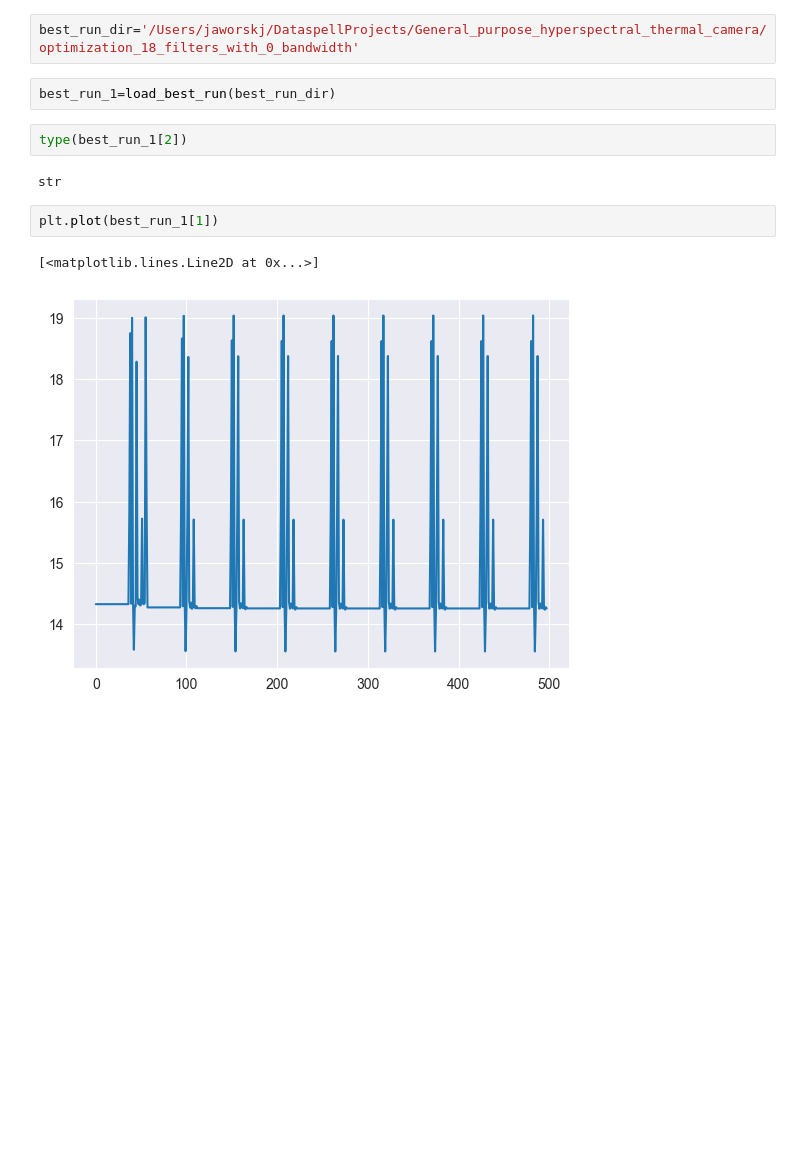
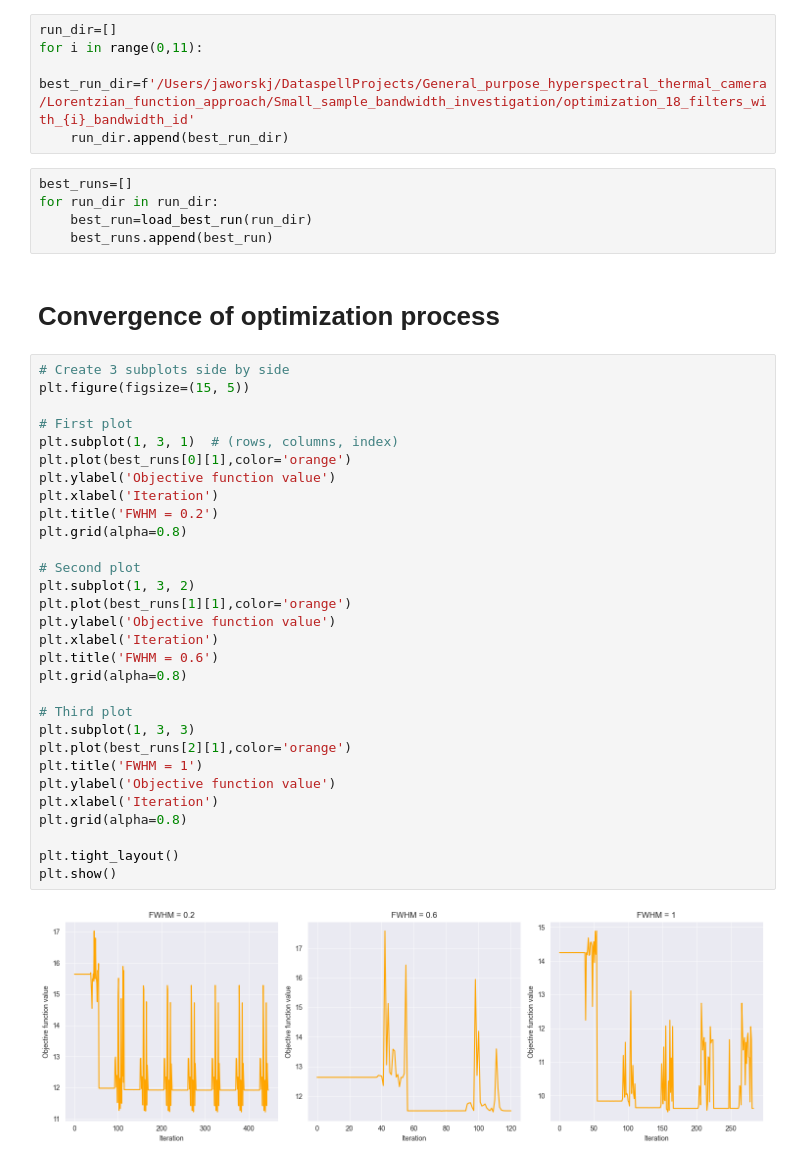
Before and after one commit to konrad-jaworski/General_purpose_hyperspectral_thermal_camera, a Jupyter notebook: Lorentzian_function_approach/Result_analysis.ipynb, the cells around one changed output. Saved outputs shown, nothing was run; the diff lists cells and outputs as text; blank space fills up the shorter version.

Commit message:
Finished results analysis with small sample data

```diff
--- a/Lorentzian_function_approach/Result_analysis.ipynb
+++ b/Lorentzian_function_approach/Result_analysis.ipynb
@@ -14,13 +16,44 @@ from utils_optimization.results_handling import load_best_run
 # %%
-best_run_dir='/Users/jaworskj/DataspellProjects/General_purpose_hyperspectral_thermal_camera/optimization_18_filters_with_0_bandwidth'
+run_dir=[]
+for i in range(0,11):
+    best_run_dir=f'/Users/jaworskj/DataspellProjects/General_purpose_hyperspectral_thermal_camera/Lorentzian_function_approach/Small_sample_bandwidth_investigation/optimization_18_filters_with_{i}_bandwidth_id'
+    run_dir.append(best_run_dir)
 # %%
-best_run_1=load_best_run(best_run_dir)
+best_runs=[]
+for run_dir in run_dir:
+    best_run=load_best_run(run_dir)
+    best_runs.append(best_run)
-# %%
-type(best_run_1[2])
-# %% [output]
-str
-# %%
-plt.plot(best_run_1[1])
-# %% [output]
-[<matplotlib.lines.Line2D at 0x...>]
-[figure, removed]
+# %% [markdown]
+<h1> Convergence of optimization process
+# %%
+# Create 3 subplots side by side
+plt.figure(figsize=(15, 5))
+
+# First plot
+plt.subplot(1, 3, 1)  # (rows, columns, index)
+plt.plot(best_runs[0][1],color='orange')
+plt.ylabel('Objective function value')
+plt.xlabel('Iteration')
+plt.title('FWHM = 0.2')
+plt.grid(alpha=0.8)
+
+# Second plot
+plt.subplot(1, 3, 2)
+plt.plot(best_runs[1][1],color='orange')
+plt.ylabel('Objective function value')
+plt.xlabel('Iteration')
+plt.title('FWHM = 0.6')
+plt.grid(alpha=0.8)
+
+# Third plot
+plt.subplot(1, 3, 3)
+plt.plot(best_runs[2][1],color='orange')
+plt.title('FWHM = 1')
+plt.ylabel('Objective function value')
+plt.xlabel('Iteration')
+plt.grid(alpha=0.8)
+
+plt.tight_layout()
+plt.show()
+# %% [output]
+[figure, added]
```
Also changed, not shown: parts of 24 cells of this notebook, 3 other files.
